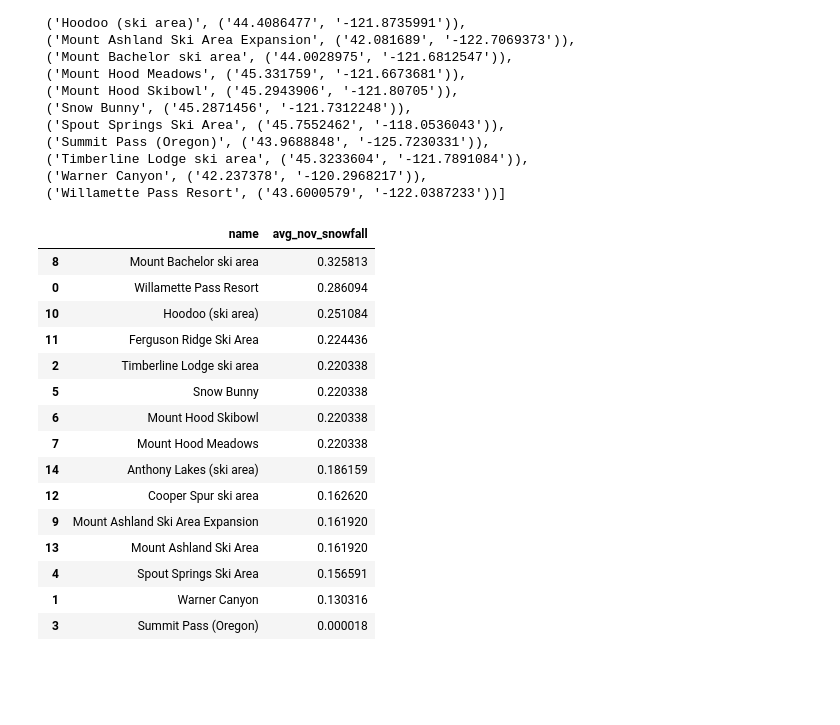
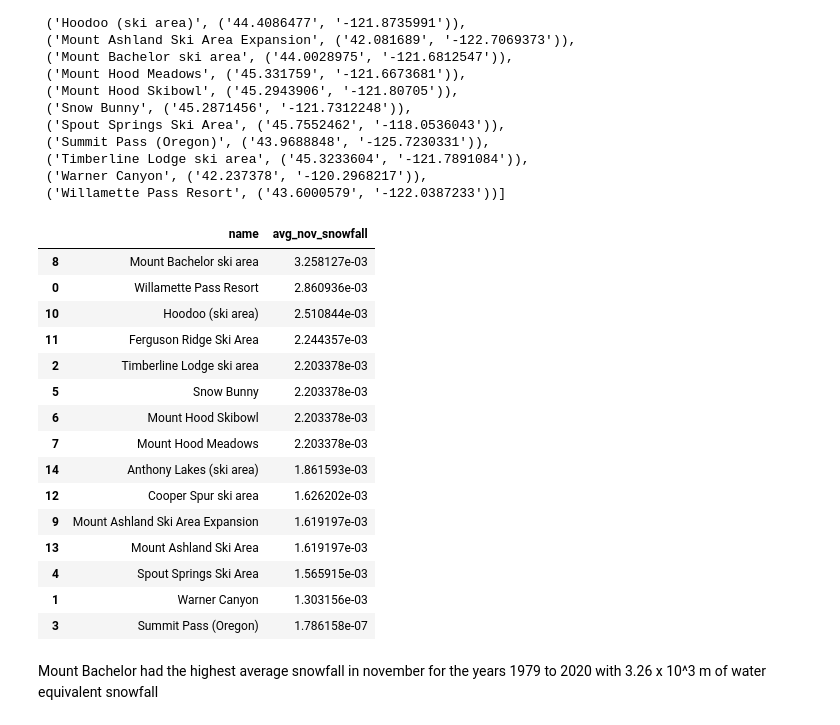
Before and after one commit to theosross/geospatial-data-science, a Jupyter notebook: labs/lab7/lab7_submission.ipynb, the cells around one changed output. Cells and saved outputs as stored; diff of their text form; code cells hidden in the pictures; blank space fills up the shorter version.

```diff
--- a/labs/lab7/lab7_submission.ipynb
+++ b/labs/lab7/lab7_submission.ipynb
@@ -413,41 +416,43 @@ ski_name_loc
 # %%
 avg_nov_snowfalls = pd.DataFrame()
 avg_nov_snowfalls_dict = {}
 for ski_area in ski_name_loc:
     november_snowfall = []
     cell = xds.sel(latitude=float(ski_area[1][0]), longitude=float(ski_area[1][1]), method='nearest')
     month_counter = 0
     for month in cell['time']:
         month_str = str(month['time'].values)
 
         if month_str[5:7] == '11':
             november_snowfall.append(cell['sf'][month_counter].values)
         month_counter += 1
 
     total_nov_snowfall = sum(november_snowfall)
-    avg_nov_snowfall = total_nov_snowfall/len(november_snowfall)*100
+    avg_nov_snowfall = total_nov_snowfall/len(november_snowfall)
 
     avg_nov_snowfalls_dict['name'] = [ski_area[0]]
     avg_nov_snowfalls_dict['avg_nov_snowfall'] = avg_nov_snowfall
 
 
     avg_nov_snowfalls= pd.concat([pd.DataFrame(avg_nov_snowfalls_dict), avg_nov_snowfalls], ignore_index = True, axis =0)
 
 avg_nov_snowfalls.sort_values(by=['avg_nov_snowfall'],ascending=False)
 # %% [output]
 |  | name | avg_nov_snowfall |
-| 8 | Mount Bachelor ski area | 0.325813 |
-| 0 | Willamette Pass Resort | 0.286094 |
-| 10 | Hoodoo (ski area) | 0.251084 |
-| 11 | Ferguson Ridge Ski Area | 0.224436 |
-| 2 | Timberline Lodge ski area | 0.220338 |
-| 5 | Snow Bunny | 0.220338 |
-| 6 | Mount Hood Skibowl | 0.220338 |
-| 7 | Mount Hood Meadows | 0.220338 |
-| 14 | Anthony Lakes (ski area) | 0.186159 |
-| 12 | Cooper Spur ski area | 0.162620 |
-| 9 | Mount Ashland Ski Area Expansion | 0.161920 |
-| 13 | Mount Ashland Ski Area | 0.161920 |
-| 4 | Spout Springs Ski Area | 0.156591 |
-| 1 | Warner Canyon | 0.130316 |
-| 3 | Summit Pass (Oregon) | 0.000018 |
+| 8 | Mount Bachelor ski area | 3.258127e-03 |
+| 0 | Willamette Pass Resort | 2.860936e-03 |
+| 10 | Hoodoo (ski area) | 2.510844e-03 |
+| 11 | Ferguson Ridge Ski Area | 2.244357e-03 |
+| 2 | Timberline Lodge ski area | 2.203378e-03 |
+| 5 | Snow Bunny | 2.203378e-03 |
+| 6 | Mount Hood Skibowl | 2.203378e-03 |
+| 7 | Mount Hood Meadows | 2.203378e-03 |
+| 14 | Anthony Lakes (ski area) | 1.861593e-03 |
+| 12 | Cooper Spur ski area | 1.626202e-03 |
+| 9 | Mount Ashland Ski Area Expansion | 1.619197e-03 |
+| 13 | Mount Ashland Ski Area | 1.619197e-03 |
+| 4 | Spout Springs Ski Area | 1.565915e-03 |
+| 1 | Warner Canyon | 1.303156e-03 |
+| 3 | Summit Pass (Oregon) | 1.786158e-07 |
+# %% [markdown]
+Mount Bachelor had the highest average snowfall in november for the years 1979 to 2020 with 3.26 x 10^3 m of water equivalent snowfall
```
Also changed, not shown: parts of 6 cells of this notebook.
